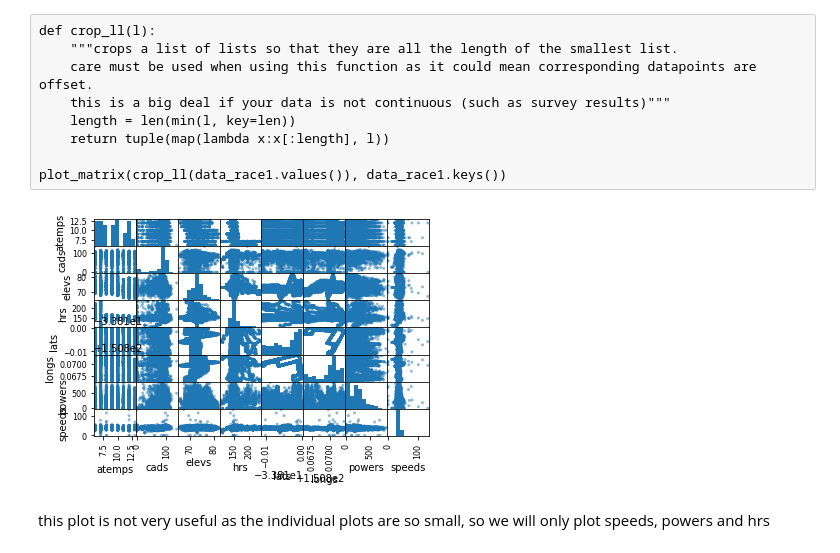
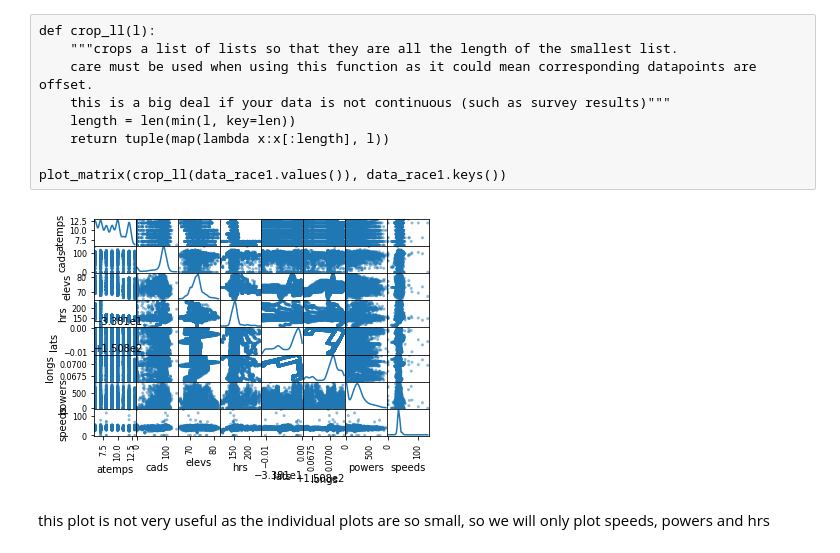
Before and after one commit to hixan/Comp257-project1, a Jupyter notebook: analysis.ipynb, the cells around one changed output. Cells and saved outputs as stored; diff of their text form; code cells hidden in the pictures.

```diff
--- a/analysis.ipynb
+++ b/analysis.ipynb
@@ -68,5 +69,4 @@ plot_values = map(lambda x:x[:length], plot_values)
 plot_headings = 'speeds', 'powers', 'atemps', 'hrs', 'cads', 'longs', 'lats', 'elevs'
 
 data_race1 = dict(zip(plot_headings, plot_values))
-race1 = pd.DataFrame(data_race1)
-race1.head()
+race1 = pd.DataFrame(copy(data_race1))
@@ -123,10 +116,10 @@ def crop_ll(l):
 
 plot_matrix(crop_ll(data_race1.values()), data_race1.keys())
 # %%
-pd.plotting.scatter_matrix(race1)
+pd.plotting.scatter_matrix(race1, diagonal='kde')
 plt.show()
 # %% [output]
-[figure, old version]
+[figure, new version]
 # %% [markdown]
 this plot is not very useful as the individual plots are so small, so we will only plot speeds, powers and hrs
 # %% [markdown]
```
Also changed, not shown: parts of 10 cells of this notebook.
